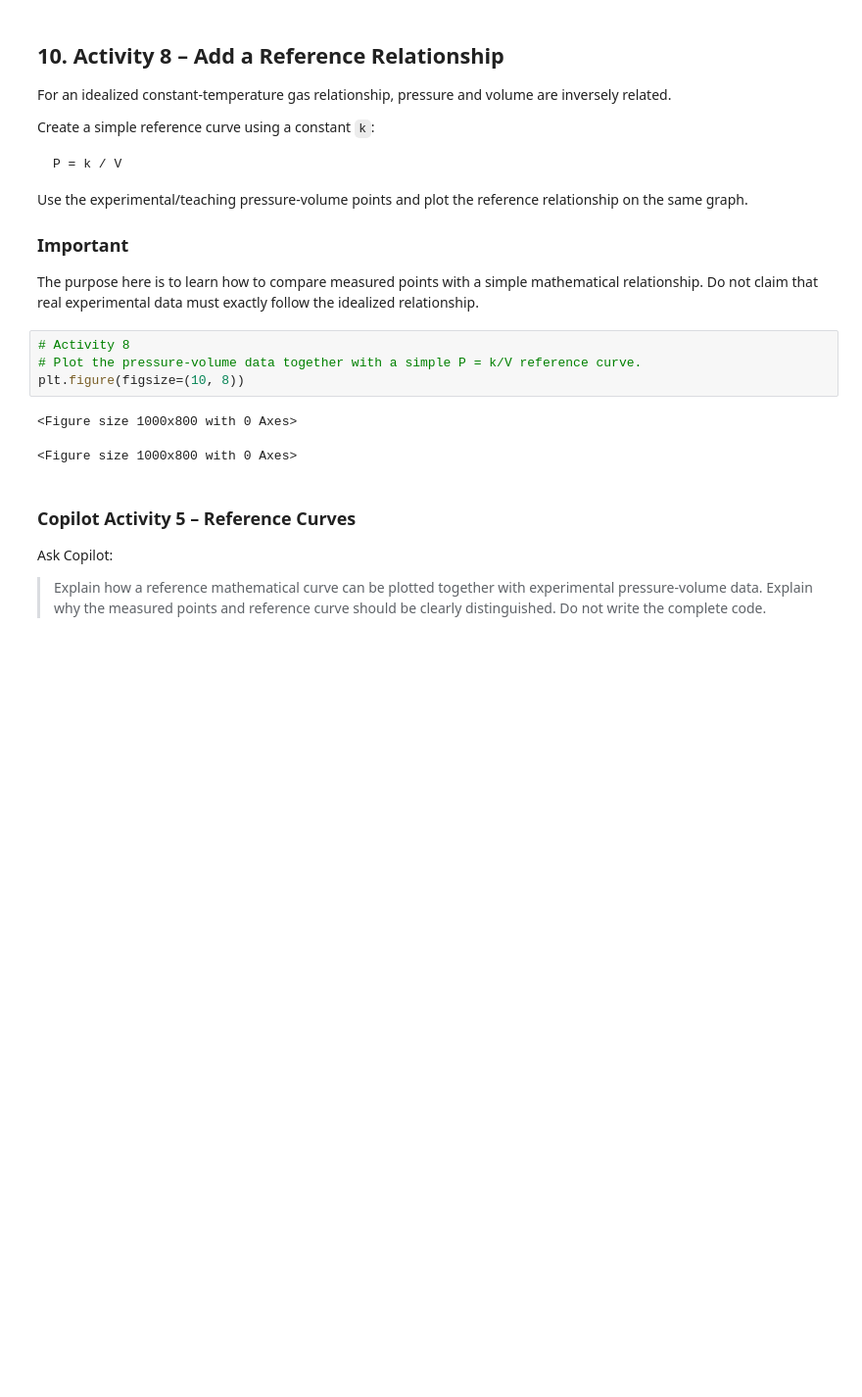
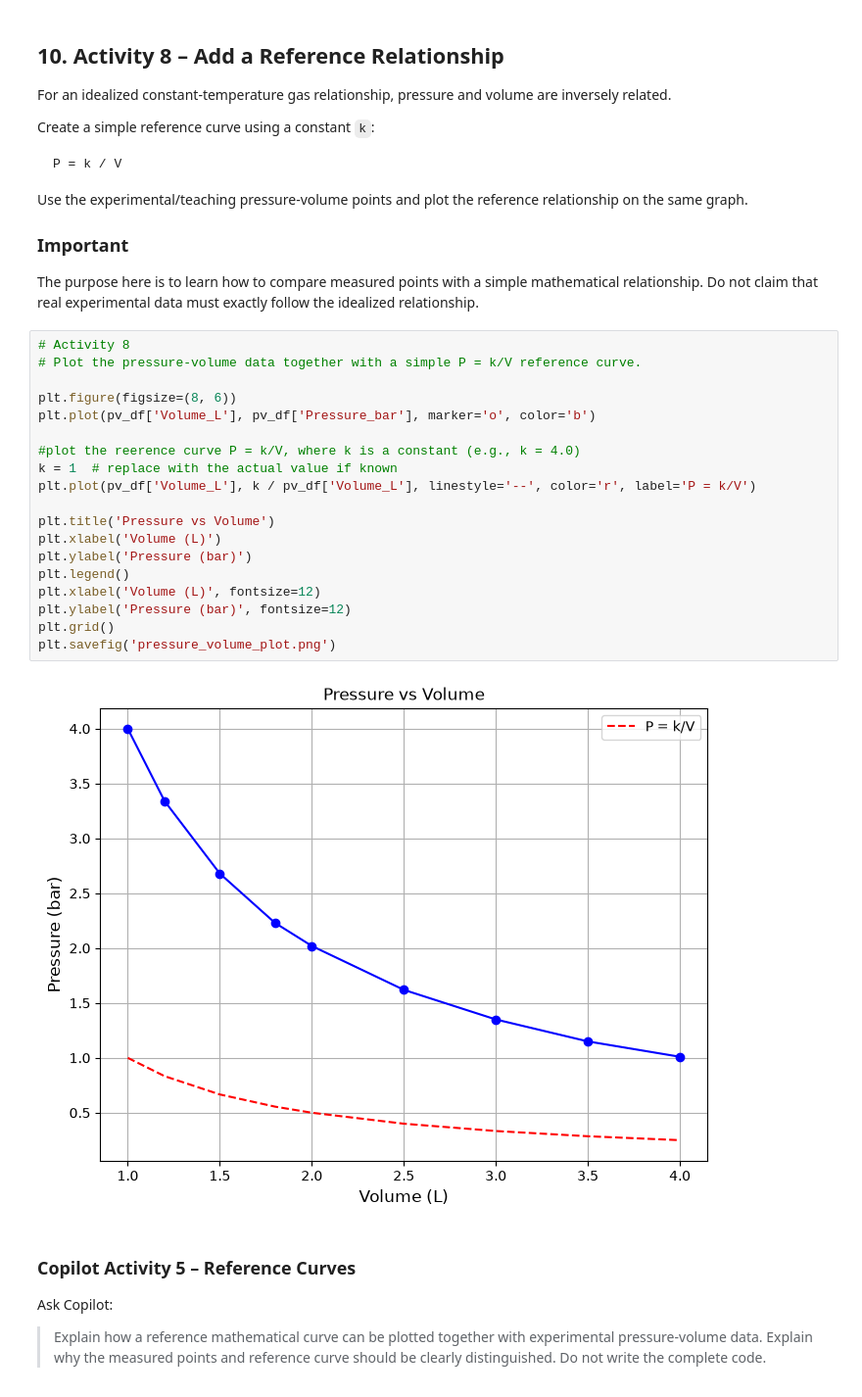
Before and after one commit to parthkatkar79-beep/CP_Practical, a Jupyter notebook: Practical_10_Data_Visualization_Reaction_Kinetics_Pressure_Volume.ipynb, the cells around one changed output. Shown at 98% size. Cells and saved outputs as stored; diff of their text form; blank space fills up the shorter version.

Commit message:
Update pressure-volume plot image to reflect recent data changes

```diff
--- a/Practical_10_Data_Visualization_Reaction_Kinetics_Pressure_Volume.ipynb
+++ b/Practical_10_Data_Visualization_Reaction_Kinetics_Pressure_Volume.ipynb
@@ -323,13 +323,27 @@ Use the experimental/teaching pressure-volume points and plot the reference rela
 ### Important
 
 The purpose here is to learn how to compare measured points with a simple mathematical relationship. Do not claim that real experimental data must exactly follow the idealized relationship.
-# %%
-# Activity 8
-# Plot the pressure-volume data together with a simple P = k/V reference curve.
-plt.figure(figsize=(10, 8))
-# %% [output]
-<Figure size 1000x800 with 0 Axes>
-<Figure size 1000x800 with 0 Axes>
+# %%
+# Activity 8
+# Plot the pressure-volume data together with a simple P = k/V reference curve.
+
+plt.figure(figsize=(8, 6))
+plt.plot(pv_df['Volume_L'], pv_df['Pressure_bar'], marker='o', color='b')
+
+#plot the reerence curve P = k/V, where k is a constant (e.g., k = 4.0)
+k = 1  # replace with the actual value if known
+plt.plot(pv_df['Volume_L'], k / pv_df['Volume_L'], linestyle='--', color='r', label='P = k/V')
+
+plt.title('Pressure vs Volume')
+plt.xlabel('Volume (L)')
+plt.ylabel('Pressure (bar)')
+plt.legend()
+plt.xlabel('Volume (L)', fontsize=12)
+plt.ylabel('Pressure (bar)', fontsize=12)
+plt.grid()
+plt.savefig('pressure_volume_plot.png')
+# %% [output]
+[figure, added]
 # %% [markdown]
 ### Copilot Activity 5 – Reference Curves
 
```
Also changed, not shown: 1 other file.
